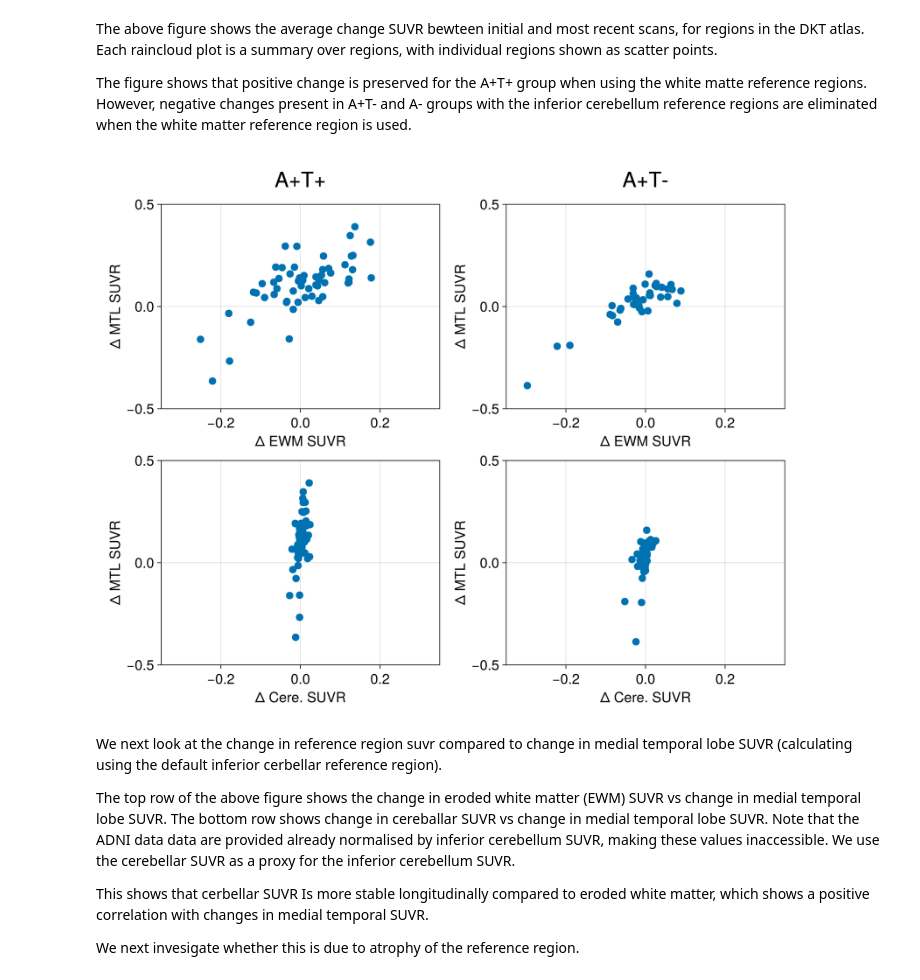
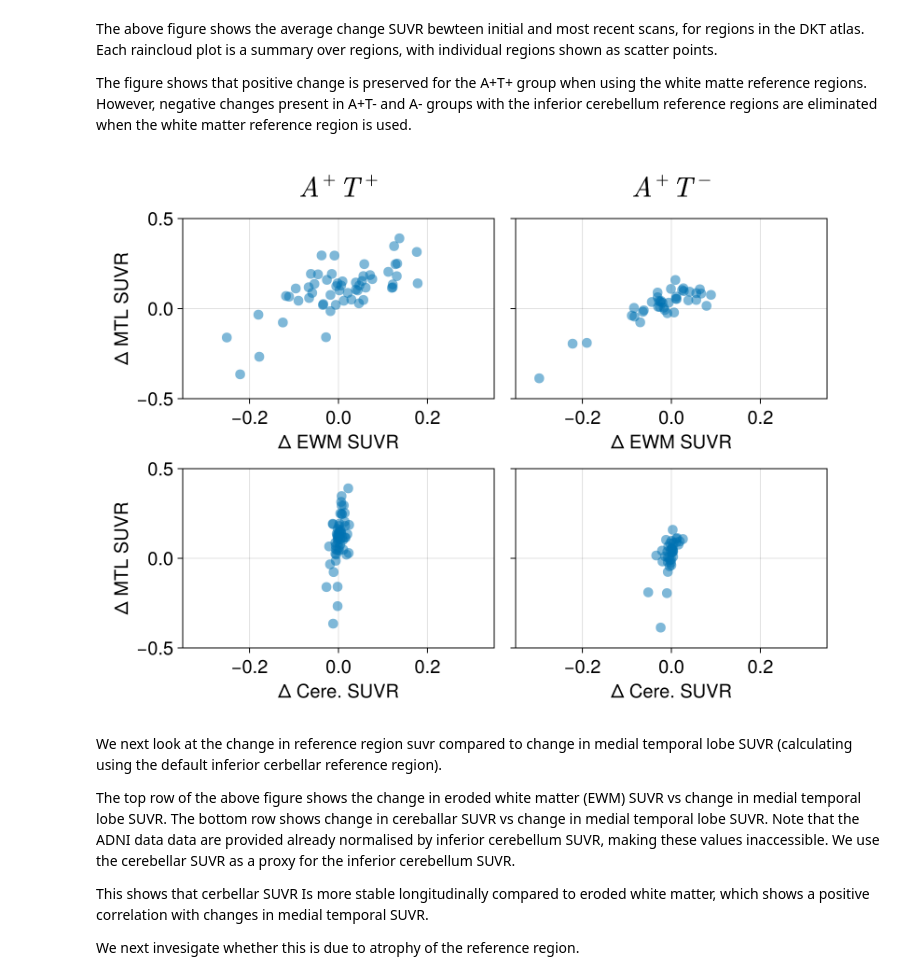
Before and after one commit to PavanChaggar/local-fkpp, a Jupyter notebook: adni/inference/analysis/notebooks/reference_region_analysis.ipynb, the cells around one changed output. Drawn from its saved outputs; the diff is of its cells as text; code cells hidden in the pictures.

```diff
--- a/adni/inference/analysis/notebooks/reference_region_analysis.ipynb
+++ b/adni/inference/analysis/notebooks/reference_region_analysis.ipynb
@@ -167,54 +169,57 @@ The figure shows that positive change is preserved for the A+T+ group when using
 # %%
 cols = Makie.wong_colors();
 begin
-    f = Figure(size=(1000, 800), fontsize=20)
+    f = Figure(size=(800, 600), fontsize=20)
 
     # change white matter reference region SUVR vs
     # change in MTL SUVR with infererior cerbeellum reference region
     # for A+T+
     ax = Axis(f[1,1], xlabel="Δ EWM SUVR", ylabel="Δ MTL SUVR")
-    Label(f[0,1], "A+T+", tellwidth=false, fontsize=30)
+    Label(f[0,1], L"A^+T^+", tellwidth=false, fontsize=30)
     xlims!(ax, -0.35, 0.35); ylims!(ax, -0.5, 0.5)
     for (wm, ic) in zip(wm_data[ic_tau_pos_idx], ic_data[ic_tau_pos_idx])
-        scatter!(get_diff(get_ref_suvr(wm)), get_diff(vec(mean(calc_suvr(ic)[mtl,:], dims=1))), markersize=15, color=cols[1])
+        scatter!(get_diff(get_ref_suvr(wm)), get_diff(vec(mean(calc_suvr(ic)[mtl,:], dims=1))), markersize=15, color=(cols[1], 0.5))
     end
     # change white matter reference region SUVR vs
     # change in MTL SUVR with infererior cerbeellum reference region
     # for A+T-
     ax = Axis(f[1,2], xlabel="Δ EWM SUVR", ylabel="Δ MTL SUVR")
-    Label(f[0,2], "A+T-", tellwidth=false, fontsize=30)
+    Label(f[0,2], L"A^+T^-", tellwidth=false, fontsize=30)
     xlims!(ax, -0.35, 0.35); ylims!(ax, -0.5, 0.5)
+    hideydecorations!(ax, ticks=false, grid=false)
     for (wm, ic) in zip(wm_data[ic_tau_neg_idx], ic_data[ic_tau_neg_idx])
-        scatter!(get_diff(get_ref_suvr(wm)), get_diff(vec(mean(calc_suvr(ic)[mtl,:], dims=1))), markersize=15, color=cols[1])
+        scatter!(get_diff(get_ref_suvr(wm)), get_diff(vec(mean(calc_suvr(ic)[mtl,:], dims=1))), markersize=15, color=(cols[1], 0.5))
     end
 
     # change in cerebellum cortex SUVR vs
     # change in MTL SUVR with infererior cerbeellum reference region
     # for A+T+
     ax = Axis(f[2,1], xlabel="Δ Cere. SUVR", ylabel="Δ MTL SUVR")
-    Label(f[0,1], "A+T+", tellwidth=false, fontsize=30)
+    Label(f[0,1], L"A^+T^+", tellwidth=false, fontsize=30)
     xlims!(ax, -0.35, 0.35); ylims!(ax, -0.5, 0.5)
     for (cg, ic) in zip(ic_data_with_wm[ic_tau_pos_idx], ic_data[ic_tau_pos_idx])
-        scatter!(get_diff(calc_suvr(cg)[end,:]), get_diff(vec(mean(calc_suvr(ic)[mtl,:], dims=1))), markersize=15, color=cols[1])
+        scatter!(get_diff(calc_suvr(cg)[end,:]), get_diff(vec(mean(calc_suvr(ic)[mtl,:], dims=1))), markersize=15, color=(cols[1], 0.5))
     end
 
     # change in cerebellum cortex SUVR vs
     # change in MTL SUVR with infererior cerbeellum reference region
     # for A+T-
     ax = Axis(f[2,2], xlabel="Δ Cere. SUVR", ylabel="Δ MTL SUVR")
-    Label(f[0,2], "A+T-", tellwidth=false, fontsize=30)
+    Label(f[0,2], L"A^+T^-", tellwidth=false, fontsize=30)
     xlims!(ax, -0.35, 0.35); ylims!(ax, -0.5, 0.5)
+    hideydecorations!(ax, ticks=false, grid=false)
     # for (d, vol) in zip(wm_data, wm_ref_vols)
     #     scatter!(get_diff(get_ref_suvr(d)), get_diff(vol), color=:blue, markersize=15)
     # end
     for (cg, ic) in zip(ic_data_with_wm[ic_tau_neg_idx], ic_data[ic_tau_neg_idx])
-        scatter!(get_diff(calc_suvr(cg)[end,:]), get_diff(vec(mean(calc_suvr(ic)[mtl,:], dims=1))), markersize=15, color=cols[1])
+        scatter!(get_diff(calc_suvr(cg)[end,:]), get_diff(vec(mean(calc_suvr(ic)[mtl,:], dims=1))), markersize=15, color=(cols[1], 0.5))
     end
     f
-    f
+    save(projectdir("visualisation/reference_region/mtl-vs-reference-region.pdf"), f)
 end
+f
 # %% [output]
-[figure, old version]
+[figure, new version]
 # %% [markdown]
 We next look at the change in reference region suvr compared to change in medial temporal lobe SUVR (calculating using the default inferior cerbellar reference region).
 
```
Also changed, not shown: parts of 5 cells of this notebook.
